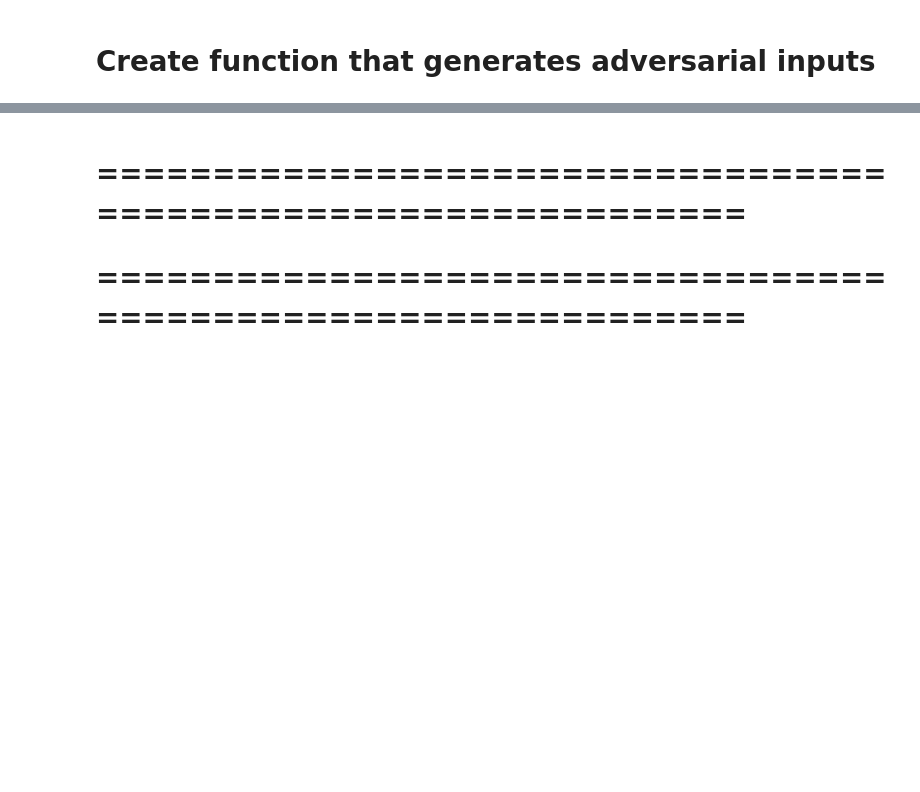
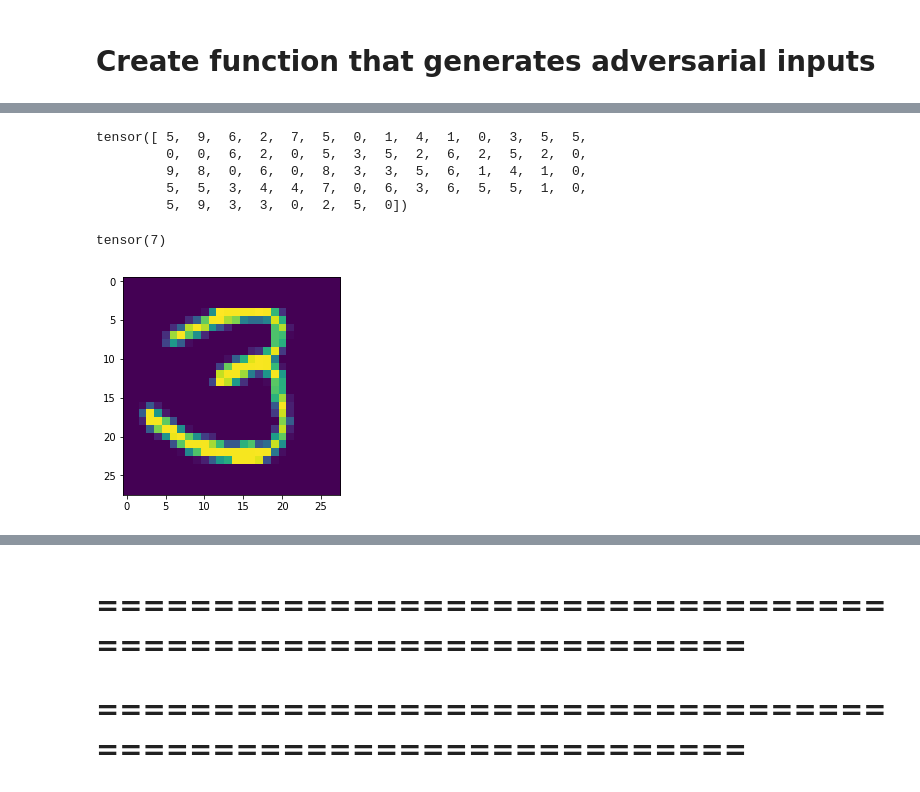
Before and after one commit to justinpyron/CS-231, a Jupyter notebook: Project/get_examples/get_adversarial_images.ipynb, the cells around one changed output, grey strips where cells are left out. Saved outputs shown, nothing was run; the diff lists cells and outputs as text; code cells hidden in the pictures; blank space fills up the shorter version.

```diff
--- a/Project/get_examples/get_adversarial_images.ipynb
+++ b/Project/get_examples/get_adversarial_images.ipynb
@@ -448 +385,4 @@ Adversarial image prediction: 6
 ... (7 outputs left out)
+# %%
+dataiter = iter(trainset_loader)
+batch_images, batch_labels = dataiter.next()
@@ -448,0 +408,18 @@ Adversarial image prediction: 6
+# %%
+torch.argmax(model(batch_images),1)
+# %% [output]
+tensor([ 5,  9,  6,  2,  7,  5,  0,  1,  4,  1,  0,  3,  5,  5,
+         0,  0,  6,  2,  0,  5,  3,  5,  2,  6,  2,  5,  2,  0,
+         9,  8,  0,  6,  0,  8,  3,  3,  5,  6,  1,  4,  1,  0,
+         5,  5,  3,  4,  4,  7,  0,  6,  3,  6,  5,  5,  1,  0,
+         5,  9,  3,  3,  0,  2,  5,  0])
+# %%
+(torch.argmax(model(batch_images),1) == 8).sum()
+# %% [output]
+tensor(7)
+# %%
+j = 10
+plt.imshow(batch_images.detach()[j,0].numpy())
+plt.show()
+# %% [output]
+[figure, added]
```
Also changed, not shown: parts of 18 cells of this notebook.
